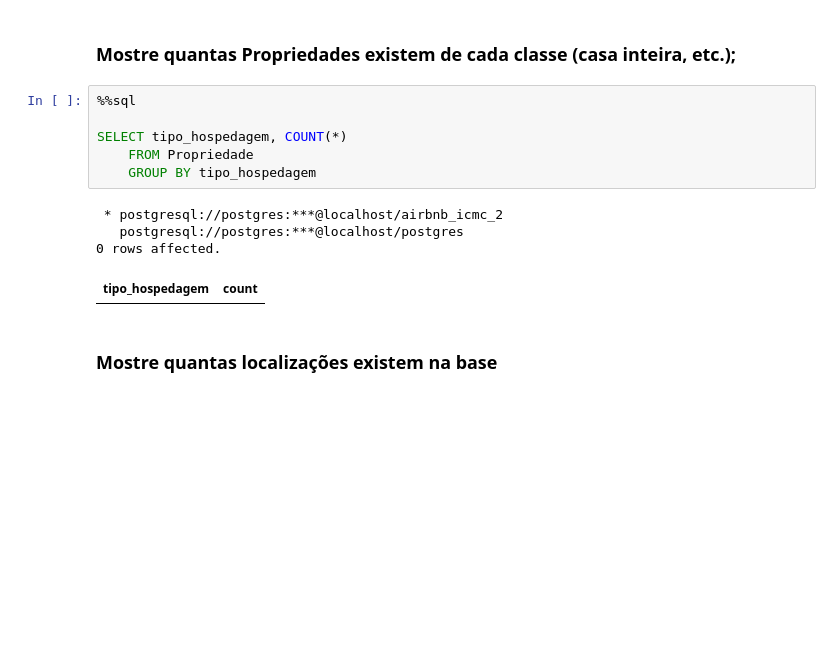
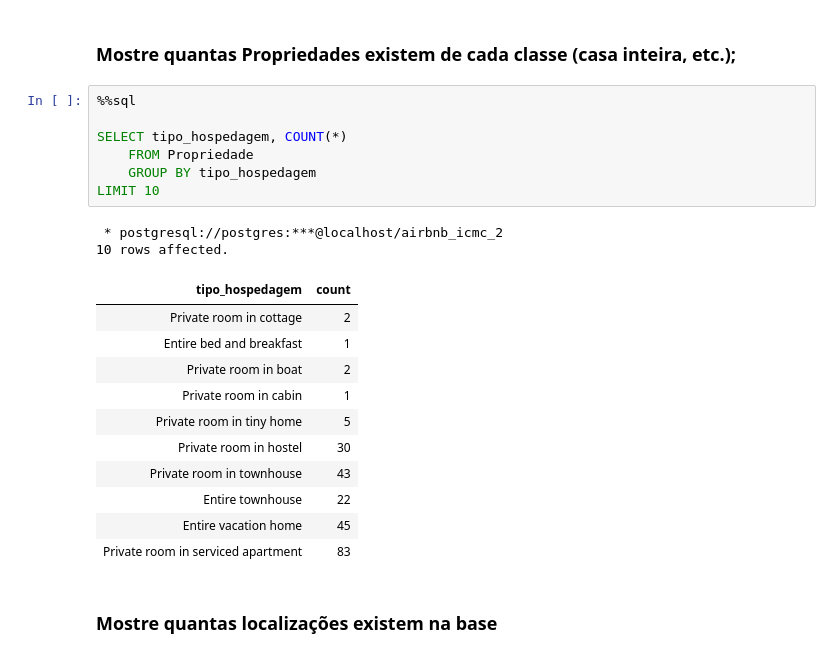
Before and after one commit to LeonardoIshida/airbnb-database-case-study, a Jupyter notebook: trabalho-2/6-8-consultas.ipynb, the cells around one changed output. Drawn from its saved outputs; the diff is of its cells as text; blank space fills up the shorter version.

```diff
--- a/trabalho-2/6-8-consultas.ipynb
+++ b/trabalho-2/6-8-consultas.ipynb
@@ -41,14 +59,24 @@ LIMIT 10;
 # %%
 %%sql
 
 SELECT tipo_hospedagem, COUNT(*)
     FROM Propriedade
     GROUP BY tipo_hospedagem
+LIMIT 10
 # %% [output]
  * postgresql://postgres:***@localhost/airbnb_icmc_2
-   postgresql://postgres:***@localhost/postgres
-0 rows affected.
+10 rows affected.
 | tipo_hospedagem | count |
+| Private room in cottage | 2 |
+| Entire bed and breakfast | 1 |
+| Private room in boat | 2 |
+| Private room in cabin | 1 |
+| Private room in tiny home | 5 |
+| Private room in hostel | 30 |
+| Private room in townhouse | 43 |
+| Entire townhouse | 22 |
+| Entire vacation home | 45 |
+| Private room in serviced apartment | 83 |
 # %% [markdown]
 ### Mostre quantas localizações existem na base
 # %%
```
Also changed, not shown: parts of 7 cells of this notebook.
